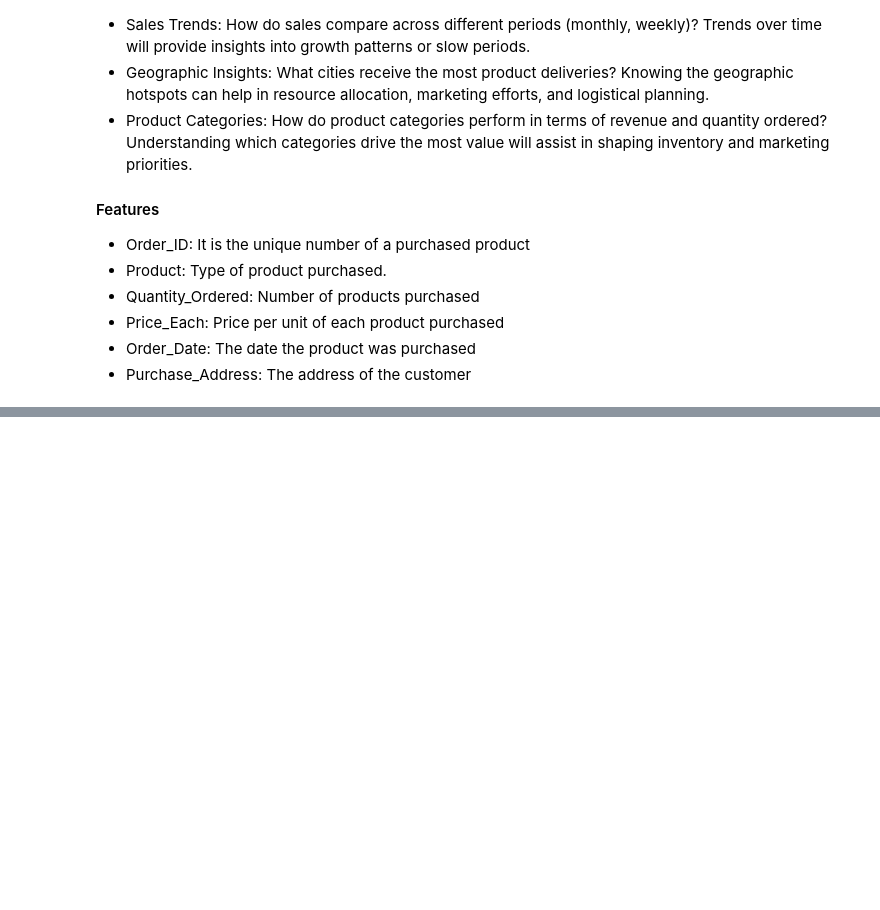
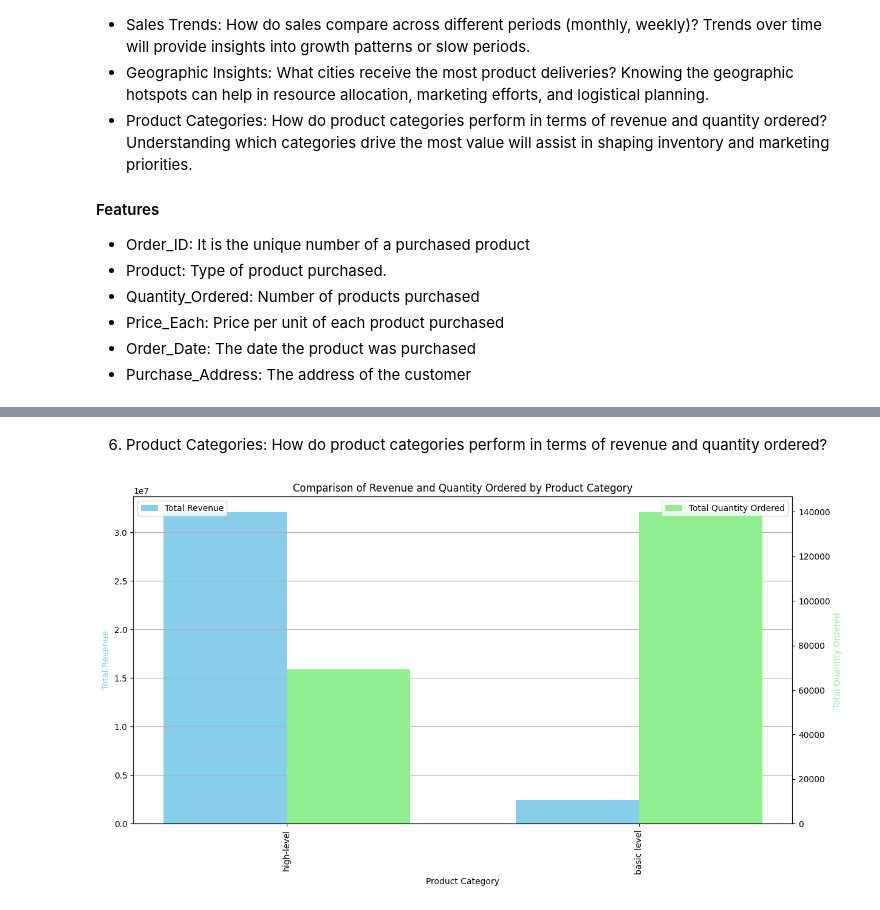
Before and after one commit to Chebet-Mercy/Business-Intelligence-Analysis, a Jupyter notebook: notebooks/main.ipynb, the cells around one changed output, grey strips where cells are left out. Cells and saved outputs as stored; diff of their text form; code cells hidden in the pictures; blank space fills up the shorter version.

```diff
--- a/notebooks/main.ipynb
+++ b/notebooks/main.ipynb
@@ -33,0 +580,46 @@ The business goal is to design and deliver a comprehensive Business Intelligence
+# %% [markdown]
+6. Product Categories: How do product categories perform in terms of revenue and quantity ordered?
+# %%
+sales_df['Total_Revenue'] = sales_df['Price_Each'] * sales_df['Quantity_Ordered']
+
+# Aggregate data by product category
+category_performance = sales_df.groupby('Product_Level').agg(
+    Total_Revenue=('Total_Revenue', 'sum'),
+    Total_Quantity=('Quantity_Ordered', 'sum')
+).reset_index()
+
+# Sort categories by total revenue
+category_performance_sorted = category_performance.sort_values(by='Total_Revenue', ascending=False)
+
+# Set up bar positions
+categories = category_performance_sorted['Product_Level']
+num_categories = len(categories)
+bar_width = 0.35
+index = np.arange(num_categories)
+
+# Plotting
+fig, ax1 = plt.subplots(figsize=(14, 7))
+
+# Bars for Total Revenue
+bar1 = ax1.bar(index - bar_width/2, category_performance_sorted['Total_Revenue'], bar_width, label='Total Revenue', color='skyblue')
+
+# Create a second y-axis
+ax2 = ax1.twinx()
+bar2 = ax2.bar(index + bar_width/2, category_performance_sorted['Total_Quantity'], bar_width, label='Total Quantity Ordered', color='lightgreen')
+
+# Add labels and title
+ax1.set_xlabel('Product Category')
+ax1.set_ylabel('Total Revenue', color='skyblue')
+ax2.set_ylabel('Total Quantity Ordered', color='lightgreen')
+ax1.set_title('Comparison of Revenue and Quantity Ordered by Product Category')
+ax1.set_xticks(index)
+ax1.set_xticklabels(categories, rotation=90)
+ax1.legend(loc='upper left')
+ax2.legend(loc='upper right')
+
+# Add grid lines
+ax1.grid(axis='y')
+
+plt.show()
+# %% [output]
+[figure, added]
```
Also changed, not shown: parts of 55 cells of this notebook, 2 other files.
